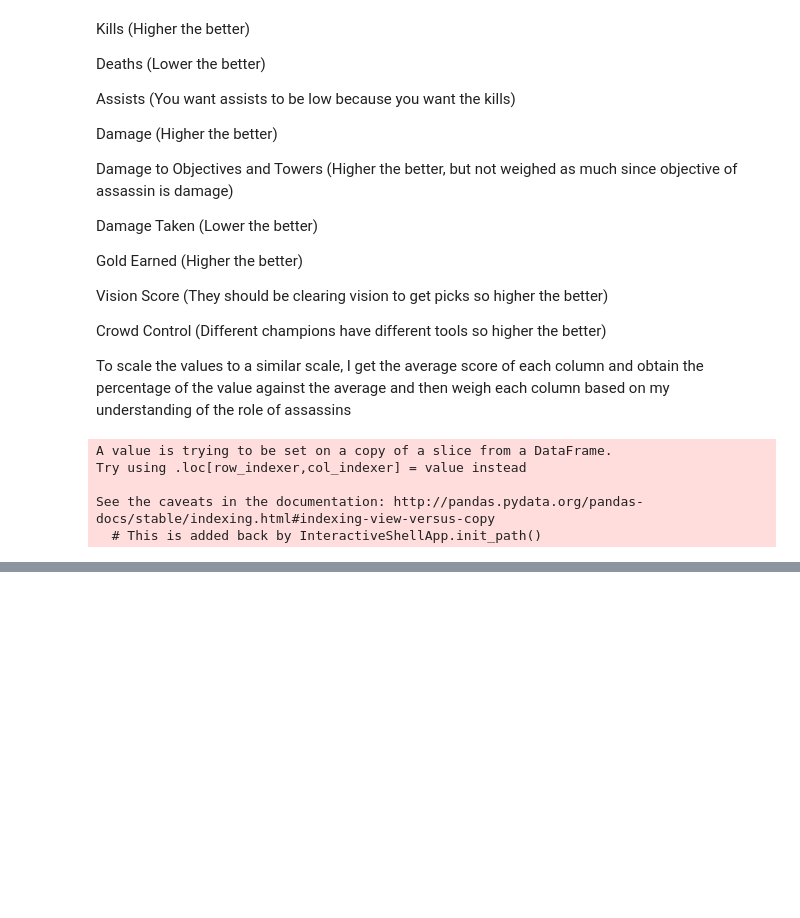
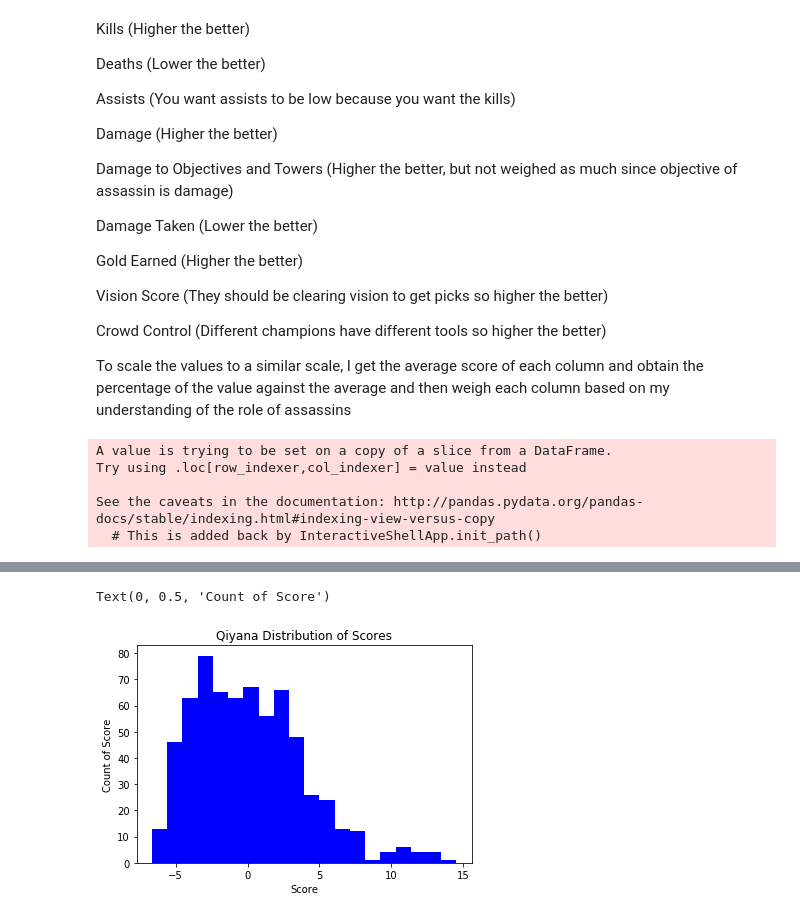
Before and after one commit to hiowatah/Analysis-of-Qiyana-LoL, a Jupyter notebook: API Call/Assassin T-Test.ipynb, the cells around one changed output, grey strips where cells are left out. Saved outputs shown, nothing was run; the diff lists cells and outputs as text; code cells hidden in the pictures; blank space fills up the shorter version.

```diff
--- a/API Call/Assassin T-Test.ipynb
+++ b/API Call/Assassin T-Test.ipynb
@@ -124,0 +136,8 @@ assassins.Score.hist(bins=20)
+# %%
+assassins[assassins['champion_name'] == 'Qiyana'].Score.hist(color = 'blue', bins = 20, grid = False)
+plt.title('Qiyana Distribution of Scores')
+plt.xlabel('Score')
+plt.ylabel('Count of Score')
+# %% [output]
+Text(0, 0.5, 'Count of Score')
+[figure, added]
```
Also changed, not shown: parts of 7 cells of this notebook, 7 other files.
